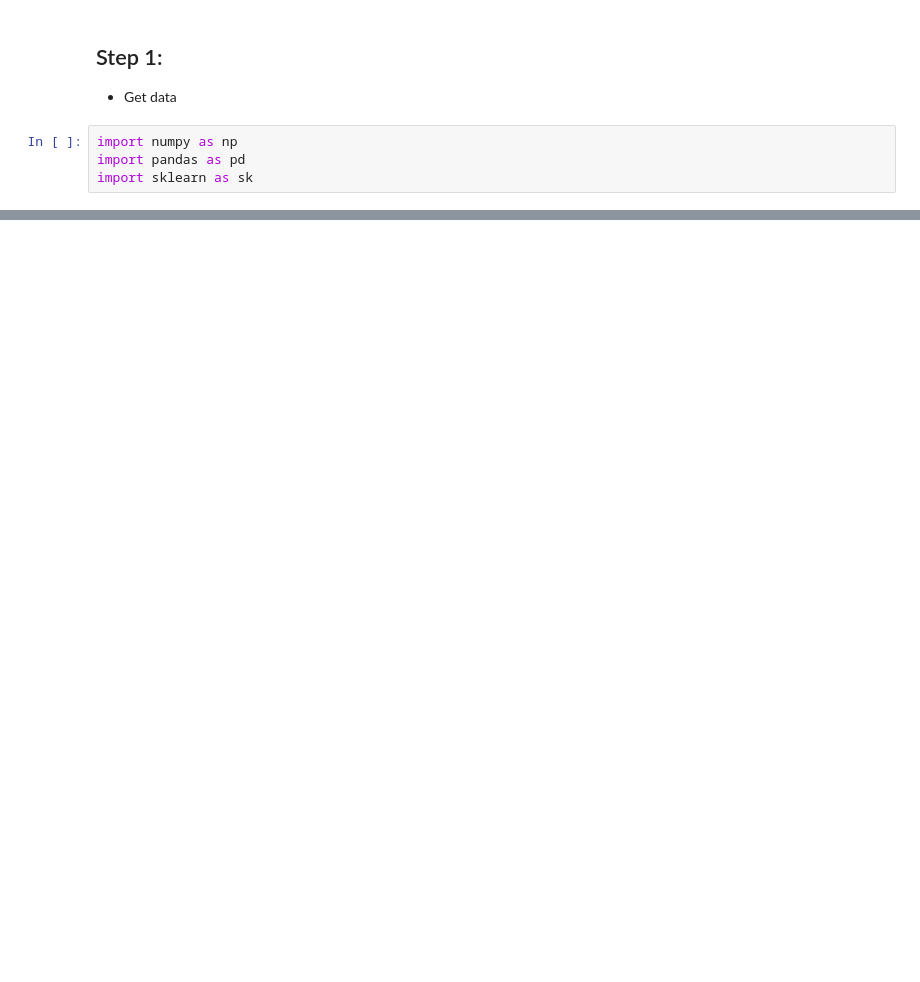
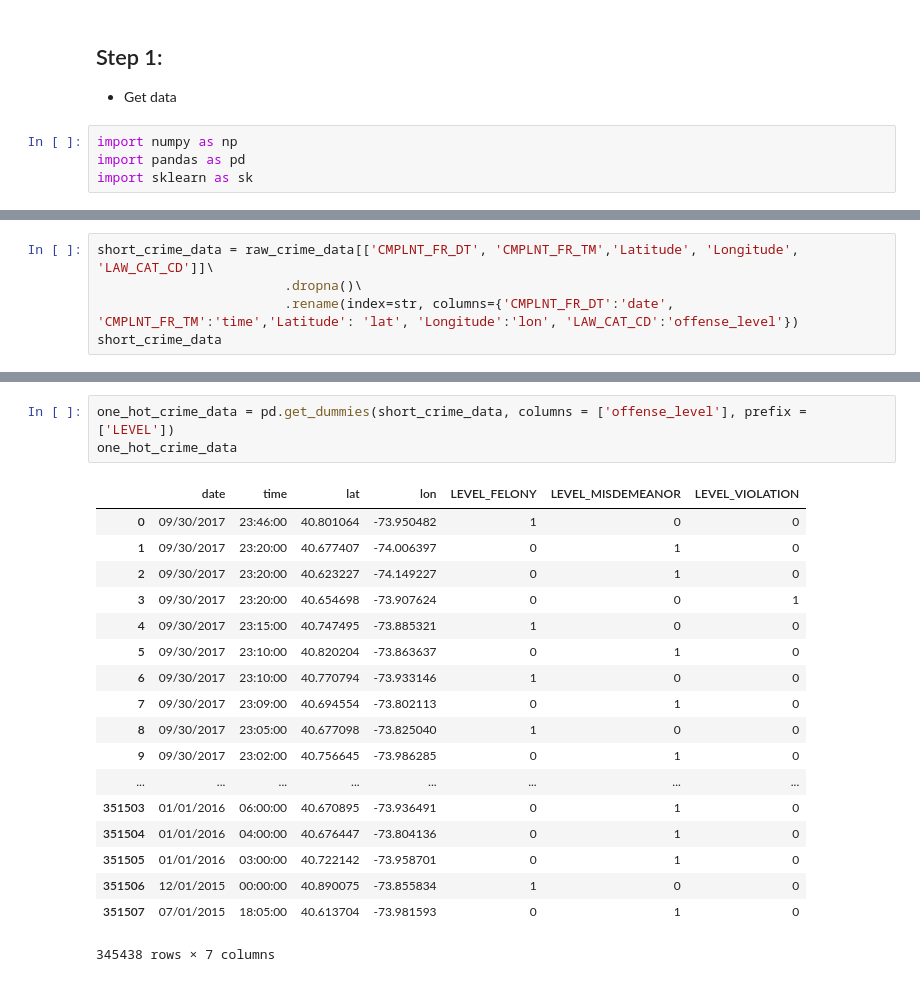
Before and after one commit to Dwan9/DataScience_CriTyp_City, a Jupyter notebook: Main.ipynb, the cells around one changed output, grey strips where cells are left out. Saved outputs shown, nothing was run; the diff lists cells and outputs as text; blank space fills up the shorter version.

```diff
--- a/Main.ipynb
+++ b/Main.ipynb
@@ -24,0 +70,5 @@ house_sell_price_data
+# %%
+short_crime_data = raw_crime_data[['CMPLNT_FR_DT', 'CMPLNT_FR_TM','Latitude', 'Longitude', 'LAW_CAT_CD']]\
+                        .dropna()\
+                        .rename(index=str, columns={'CMPLNT_FR_DT':'date', 'CMPLNT_FR_TM':'time','Latitude': 'lat', 'Longitude':'lon', 'LAW_CAT_CD':'offense_level'})
+short_crime_data
@@ -24,0 +94,22 @@ house_sell_price_data
+# %%
+one_hot_crime_data = pd.get_dummies(short_crime_data, columns = ['offense_level'], prefix = ['LEVEL'])
+one_hot_crime_data
+# %% [output]
+|  | date | time | lat | lon | LEVEL_FELONY | LEVEL_MISDEMEANOR | LEVEL_VIOLATION |
+| 0 | 09/30/2017 | 23:46:00 | 40.801064 | -73.950482 | 1 | 0 | 0 |
+| 1 | 09/30/2017 | 23:20:00 | 40.677407 | -74.006397 | 0 | 1 | 0 |
+| 2 | 09/30/2017 | 23:20:00 | 40.623227 | -74.149227 | 0 | 1 | 0 |
+| 3 | 09/30/2017 | 23:20:00 | 40.654698 | -73.907624 | 0 | 0 | 1 |
+| 4 | 09/30/2017 | 23:15:00 | 40.747495 | -73.885321 | 1 | 0 | 0 |
+| 5 | 09/30/2017 | 23:10:00 | 40.820204 | -73.863637 | 0 | 1 | 0 |
+| 6 | 09/30/2017 | 23:10:00 | 40.770794 | -73.933146 | 1 | 0 | 0 |
+| 7 | 09/30/2017 | 23:09:00 | 40.694554 | -73.802113 | 0 | 1 | 0 |
+| 8 | 09/30/2017 | 23:05:00 | 40.677098 | -73.825040 | 1 | 0 | 0 |
+| 9 | 09/30/2017 | 23:02:00 | 40.756645 | -73.986285 | 0 | 1 | 0 |
+| ... | ... | ... | ... | ... | ... | ... | ... |
+| 351503 | 01/01/2016 | 06:00:00 | 40.670895 | -73.936491 | 0 | 1 | 0 |
+| 351504 | 01/01/2016 | 04:00:00 | 40.676447 | -73.804136 | 0 | 1 | 0 |
+| 351505 | 01/01/2016 | 03:00:00 | 40.722142 | -73.958701 | 0 | 1 | 0 |
+| 351506 | 12/01/2015 | 00:00:00 | 40.890075 | -73.855834 | 1 | 0 | 0 |
+| 351507 | 07/01/2015 | 18:05:00 | 40.613704 | -73.981593 | 0 | 1 | 0 |
+345438 rows × 7 columns
```
Also changed, not shown: parts of 6 cells of this notebook.
